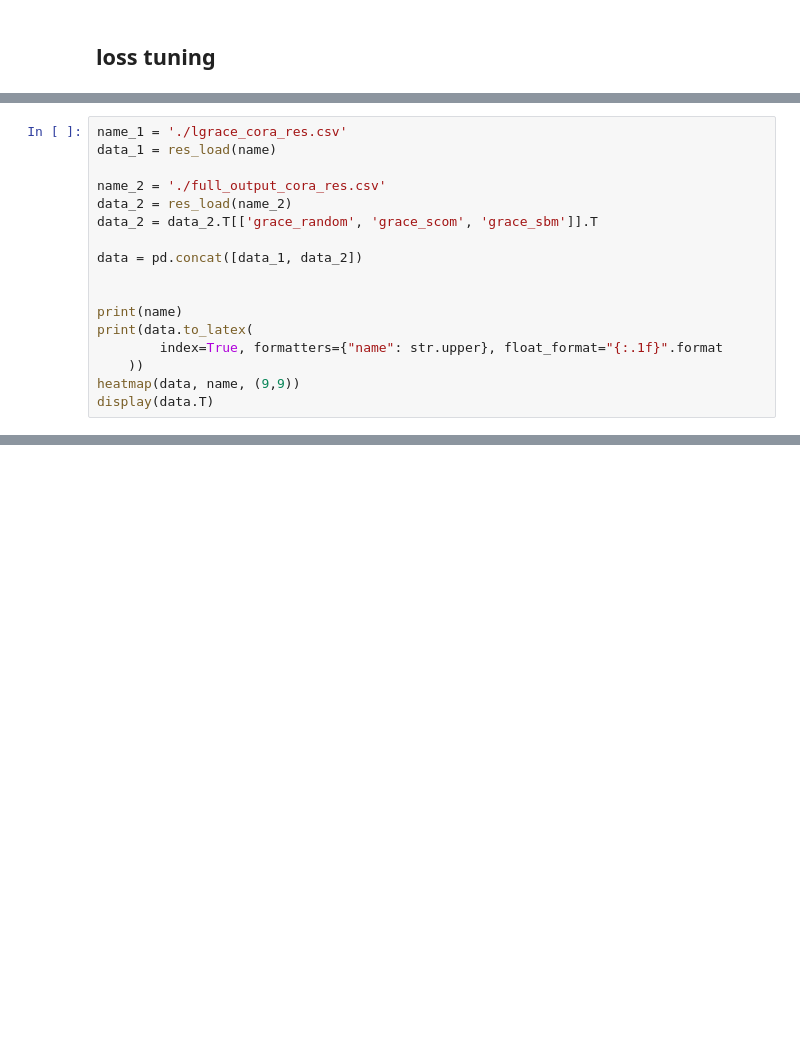
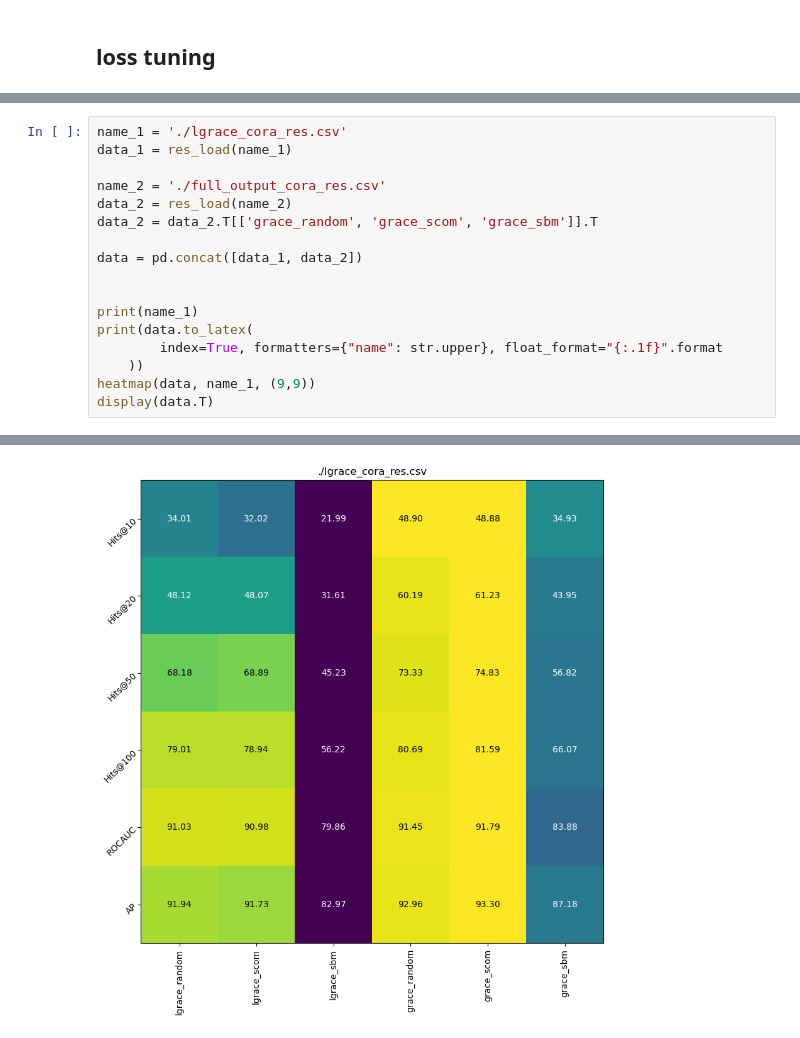
Before and after one commit to valentincuzin/GCL-Link-Prediction, a Jupyter notebook: New/output/Analysis.ipynb, the cells around one changed output, grey strips where cells are left out. Cells and saved outputs as stored; diff of their text form; blank space fills up the shorter version.

```diff
--- a/New/output/Analysis.ipynb
+++ b/New/output/Analysis.ipynb
@@ -264,7 +264,7 @@ grace_sbm & 34.93$\pm$4.84 & 43.95$\pm$3.63 & 56.82$\pm$2.11 & 66.07$\pm$2.04 &
 | pretrain_time | 22.63$\pm$0.39 | 26.66$\pm$1.78 | 938.29$\pm$42.87 | 19.04$\pm$0.13 | 20.27$\pm$0.09 | 866.8$\pm$23.27 |
 # %%
 name_1 = './lgrace_cora_res.csv'
-data_1 = res_load(name)
+data_1 = res_load(name_1)
 
 name_2 = './full_output_cora_res.csv'
 data_2 = res_load(name_2)
@@ -273,9 +273,10 @@ data_2 = data_2.T[['grace_random', 'grace_scom', 'grace_sbm']].T
 data = pd.concat([data_1, data_2])
 
 
-print(name)
+print(name_1)
 print(data.to_latex(
         index=True, formatters={"name": str.upper}, float_format="{:.1f}".format
     ))
-heatmap(data, name, (9,9))
+heatmap(data, name_1, (9,9))
 display(data.T)
+# %% [output]
@@ -281,0 +296 @@ display(data.T)
+[figure, added]
```
Also changed, not shown: parts of 1 cell of this notebook.
